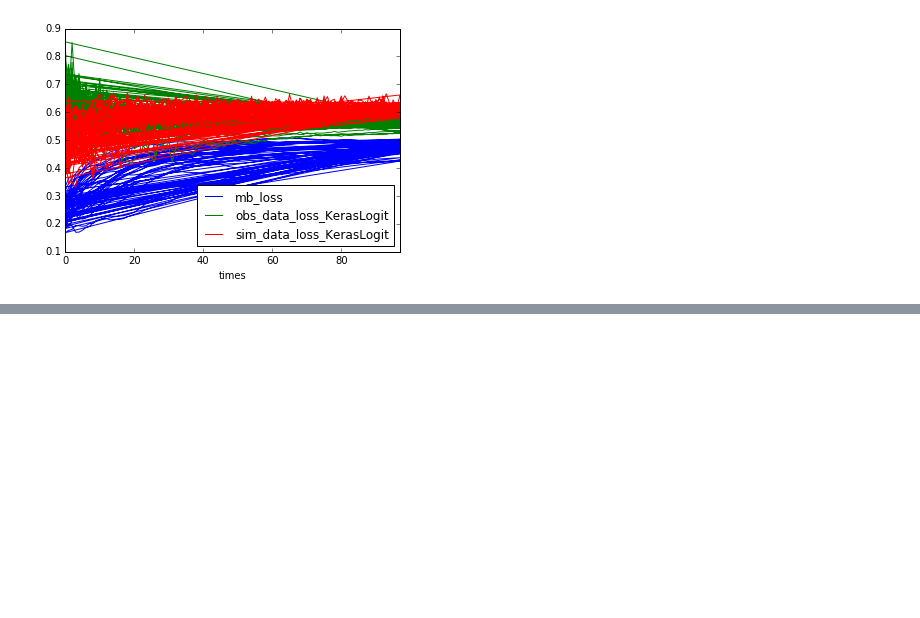
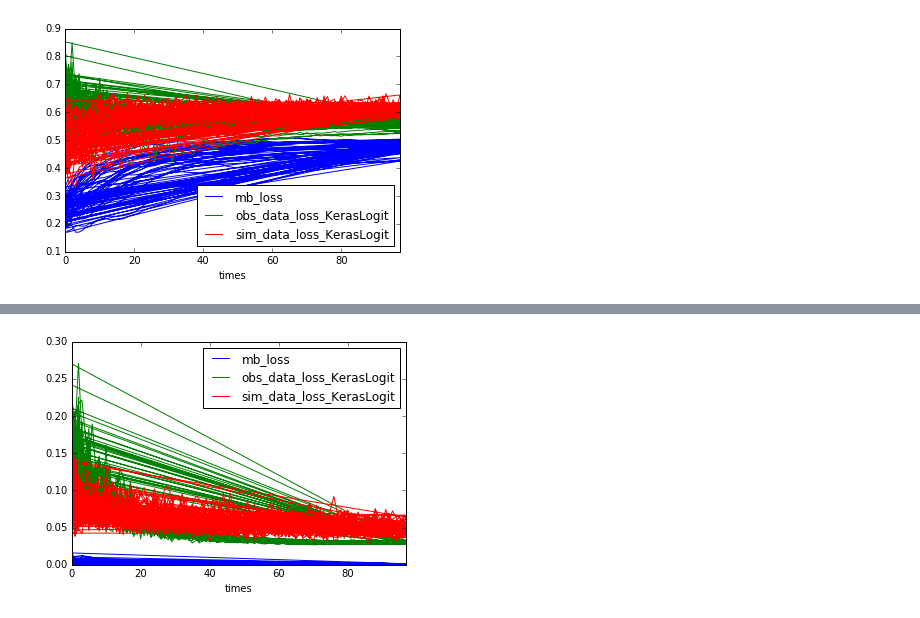
Before and after one commit to jclifton333/spatial-RL, a Jupyter notebook: analysis/results/probability-estimate-losses.ipynb, the cells around one changed output, grey strips where cells are left out. Saved outputs shown, nothing was run; the diff lists cells and outputs as text; code cells hidden in the pictures; blank space fills up the shorter version.

```diff
--- a/analysis/results/probability-estimate-losses.ipynb
+++ b/analysis/results/probability-estimate-losses.ipynb
@@ -49,0 +54,4 @@ plot_losses_over_time('prob_estimates_SIS_random_quad_approx_50_0.0_180728_12010
+# %%
+plot_losses_over_time('prob_estimates_SIS_random_quad_approx_50_1.0_180728_125345.yml')
+# %% [output]
+[figure, added]
```
Also changed, not shown: parts of 1 cell of this notebook, 6 other files.
